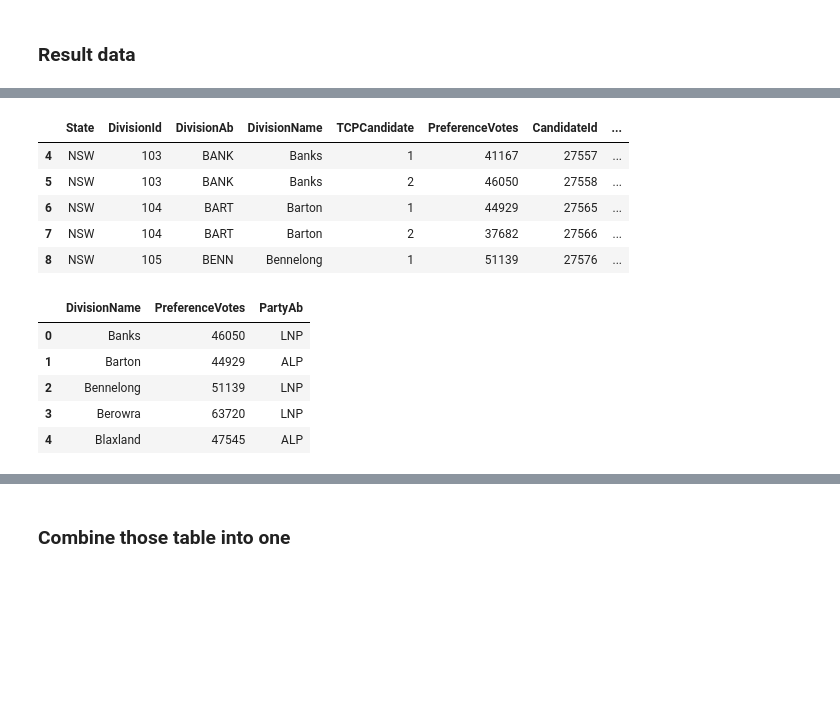
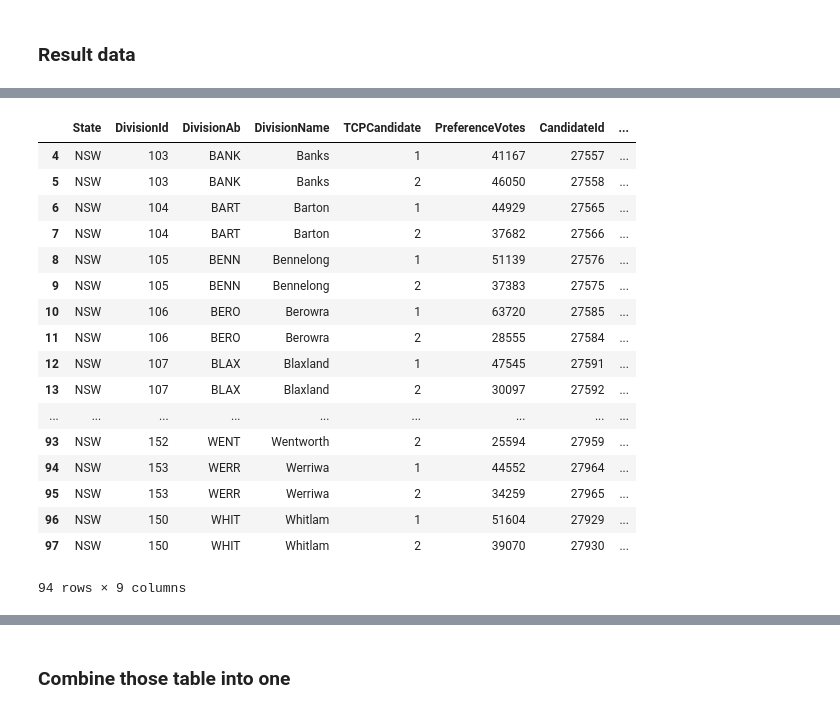
Before and after one commit to garyliu427/data-science-project-2019, a Jupyter notebook: Group Assignment Working notebook.ipynb, the cells around one changed output, grey strips where cells are left out. Cells and saved outputs as stored; diff of their text form; code cells hidden in the pictures; blank space fills up the shorter version.

```diff
--- a/Group Assignment Working notebook.ipynb
+++ b/Group Assignment Working notebook.ipynb
@@ -298,28 +391,24 @@ Result.head()
 # %%
 Result = Result[Result.State == 'NSW']
 Result = Result.replace(to_replace ="LP", value ="LNP")
 Result = Result.replace(to_replace ="NP", value ="LNP")
-Result.head()
+Result
 # %% [output]
 |  | State | DivisionId | DivisionAb | DivisionName | TCPCandidate | PreferenceVotes | CandidateId | ... |
 | 4 | NSW | 103 | BANK | Banks | 1 | 41167 | 27557 | ... |
 | 5 | NSW | 103 | BANK | Banks | 2 | 46050 | 27558 | ... |
 | 6 | NSW | 104 | BART | Barton | 1 | 44929 | 27565 | ... |
 | 7 | NSW | 104 | BART | Barton | 2 | 37682 | 27566 | ... |
 | 8 | NSW | 105 | BENN | Bennelong | 1 | 51139 | 27576 | ... |
+| 9 | NSW | 105 | BENN | Bennelong | 2 | 37383 | 27575 | ... |
+| 10 | NSW | 106 | BERO | Berowra | 1 | 63720 | 27585 | ... |
+| 11 | NSW | 106 | BERO | Berowra | 2 | 28555 | 27584 | ... |
+| 12 | NSW | 107 | BLAX | Blaxland | 1 | 47545 | 27591 | ... |
+| 13 | NSW | 107 | BLAX | Blaxland | 2 | 30097 | 27592 | ... |
+| ... | ... | ... | ... | ... | ... | ... | ... | ... |
+| 93 | NSW | 152 | WENT | Wentworth | 2 | 25594 | 27959 | ... |
+| 94 | NSW | 153 | WERR | Werriwa | 1 | 44552 | 27964 | ... |
+| 95 | NSW | 153 | WERR | Werriwa | 2 | 34259 | 27965 | ... |
+| 96 | NSW | 150 | WHIT | Whitlam | 1 | 51604 | 27929 | ... |
+| 97 | NSW | 150 | WHIT | Whitlam | 2 | 39070 | 27930 | ... |
+94 rows × 9 columns
-# %%
-Result.index = range(len(Result))
-Result = Result.drop(['State','DivisionId','DivisionAb','TCPCandidate','CandidateId','CandidateSurname'],axis=1)
-Result = Result.sort_values('PreferenceVotes',ascending=False)
-Result.drop_duplicates(subset ="DivisionName", inplace = True)
-Result = Result.sort_values('DivisionName')
-Result.index = range(len(Result))
-Result.to_csv('Clean Data/CleanResult.csv')
-Result.head()
-# %% [output]
-|  | DivisionName | PreferenceVotes | PartyAb |
-| 0 | Banks | 46050 | LNP |
-| 1 | Barton | 44929 | ALP |
-| 2 | Bennelong | 51139 | LNP |
-| 3 | Berowra | 63720 | LNP |
-| 4 | Blaxland | 47545 | ALP |
```
Also changed, not shown: parts of 59 cells of this notebook.
